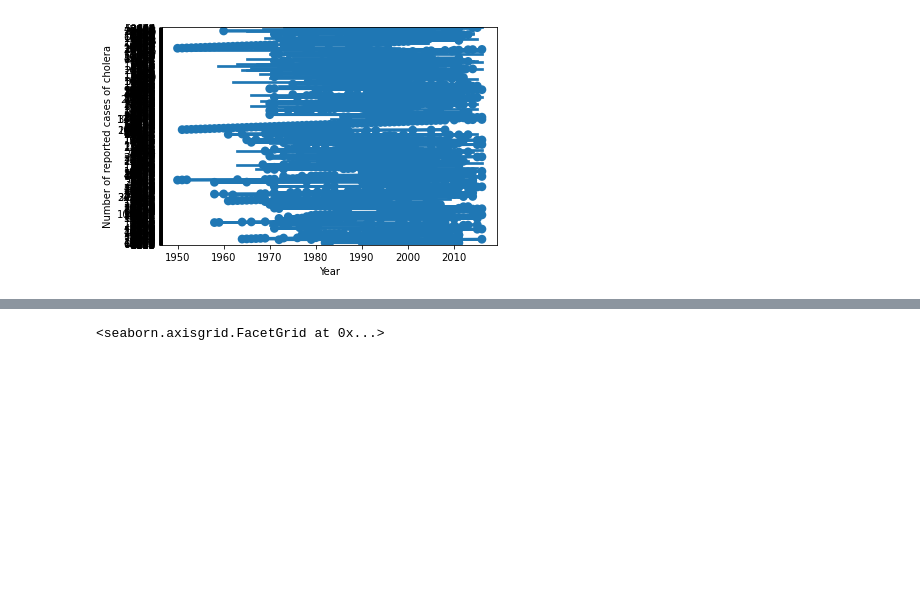
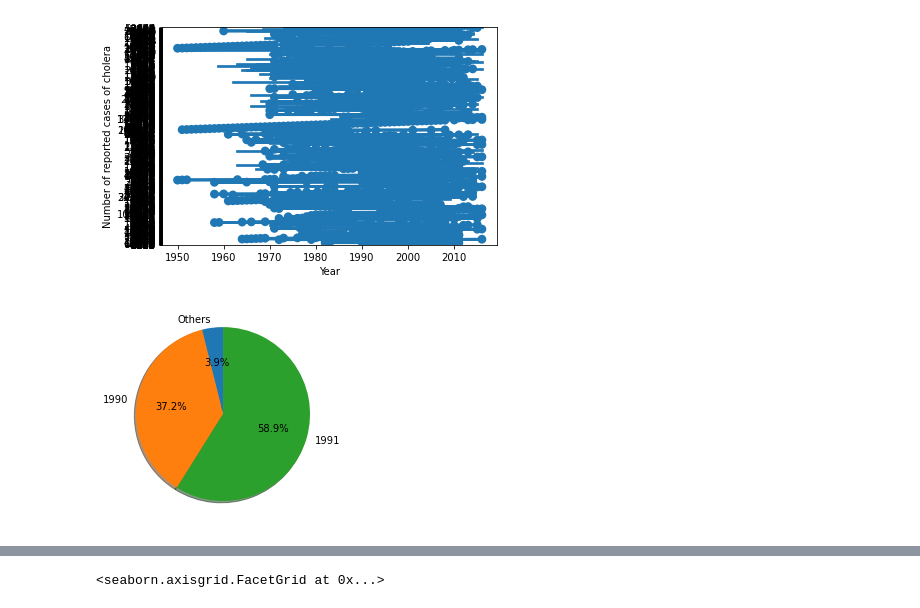
Before and after one commit to Balgaros/Python, a Jupyter notebook: Evaluation_Yvan_Capron.ipynb, the cells around one changed output, grey strips where cells are left out. Drawn from its saved outputs; the diff is of its cells as text; code cells hidden in the pictures; blank space fills up the shorter version.

```diff
--- a/Evaluation_Yvan_Capron.ipynb
+++ b/Evaluation_Yvan_Capron.ipynb
@@ -137,6 +137,17 @@ sns.pointplot(x="Year", y="Number of reported cases of cholera",data=df)
 # %% [output]
 <matplotlib.axes._subplots.AxesSubplot at 0x...>
 [figure]
+# %%
+"Graphique Bonus : Affiche le pourcentage de cas depuis 1950 jusqu'à 1990 et après depuis 1950 jusqu'à aujourd'hui (1990 avant,1991 après).Donc 37,2% de cas avant 1990 et 58,9% après 1991 sur la période 1950-2016"
+Mort_1990 = np.sum(df.Year < 1990)
+Mort_1991= np.sum(df.Year > 1991)
+Mort_others = sum(1 for _ in df.Year)
+Mort_others = Mort_others - Mort_1990 - Mort_1991
+sizes = [Mort_others,Mort_1990,Mort_1991]
+labels = 'Others',1990,1991
+x = plt.pie(sizes, labels=labels, autopct='%1.1f%%',shadow=True,startangle=90)
+# %% [output]
+[figure, added]
 # %%
 "Filtre"
 filtre = df [df.Year == 1980]
```
Also changed, not shown: parts of 2 cells of this notebook.
